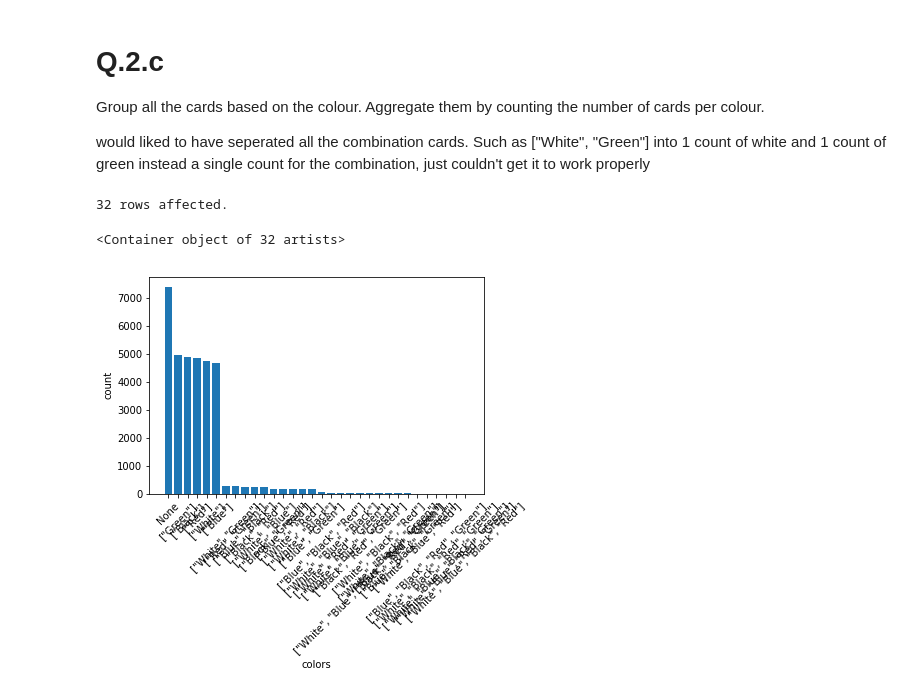
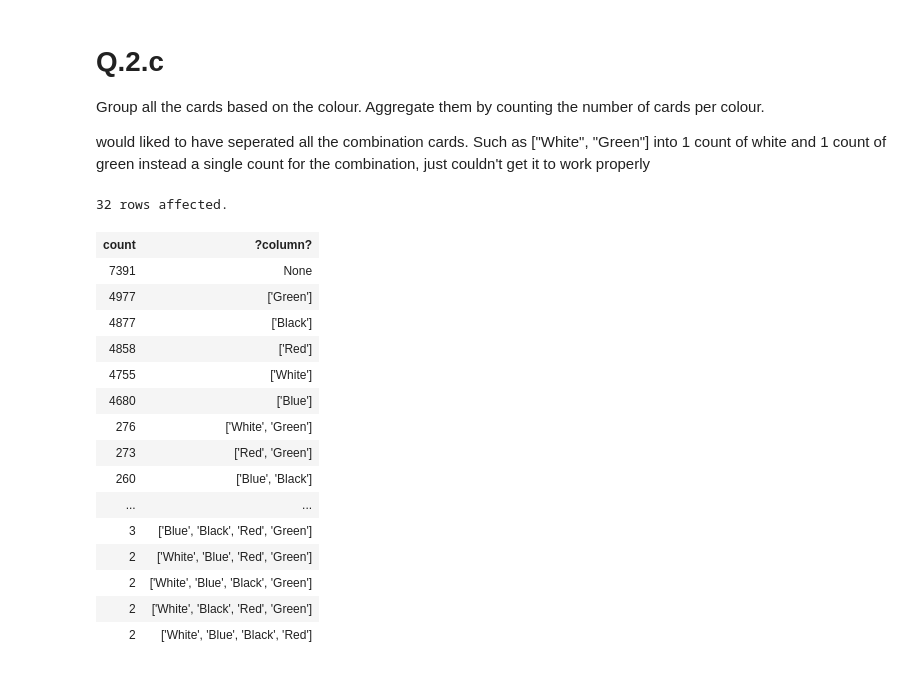
Before and after one commit to Thug-Lyfe/database_ass_8, a Jupyter notebook: database_ass_ass_8.ipynb, the cells around one changed output. Drawn from its saved outputs; the diff is of its cells as text; code cells hidden in the pictures.

```diff
--- a/database_ass_ass_8.ipynb
+++ b/database_ass_ass_8.ipynb
@@ -133,9 +133,23 @@ Group all the cards based on the colour. Aggregate them by counting the number o
 
 would liked to have seperated all the combination cards. Such as ["White", "Green"] into 1 count of white and 1 count of green instead a single count for the combination, just couldn't get it to work properly
 # %%
-result_2 = %sql SELECT count(*),data ->> 'colors' as "colors" FROM cards group by data ->> 'colors' order by count desc
-result_2.bar()
+result_2 = %sql SELECT count(*),data -> 'colors'FROM cards group by data -> 'colors' order by count desc
+result_2
 # %% [output]
 32 rows affected.
-<Container object of 32 artists>
-[figure, removed]
+| count | ?column? |
+| 7391 | None |
+| 4977 | ['Green'] |
+| 4877 | ['Black'] |
+| 4858 | ['Red'] |
+| 4755 | ['White'] |
+| 4680 | ['Blue'] |
+| 276 | ['White', 'Green'] |
+| 273 | ['Red', 'Green'] |
+| 260 | ['Blue', 'Black'] |
+| ... | ... |
+| 3 | ['Blue', 'Black', 'Red', 'Green'] |
+| 2 | ['White', 'Blue', 'Red', 'Green'] |
+| 2 | ['White', 'Blue', 'Black', 'Green'] |
+| 2 | ['White', 'Black', 'Red', 'Green'] |
+| 2 | ['White', 'Blue', 'Black', 'Red'] |
```
Also changed, not shown: parts of 1 cell of this notebook.
